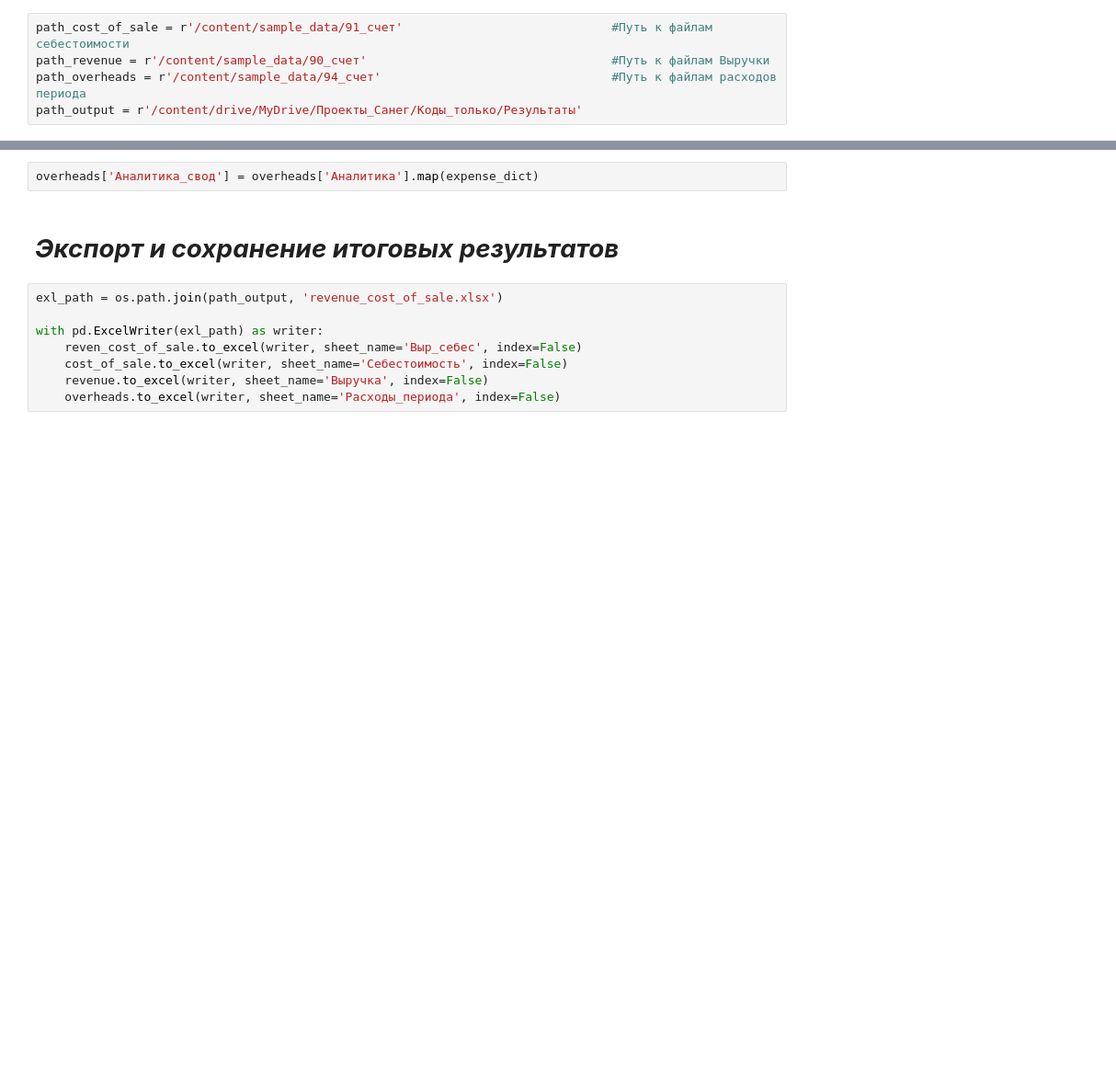
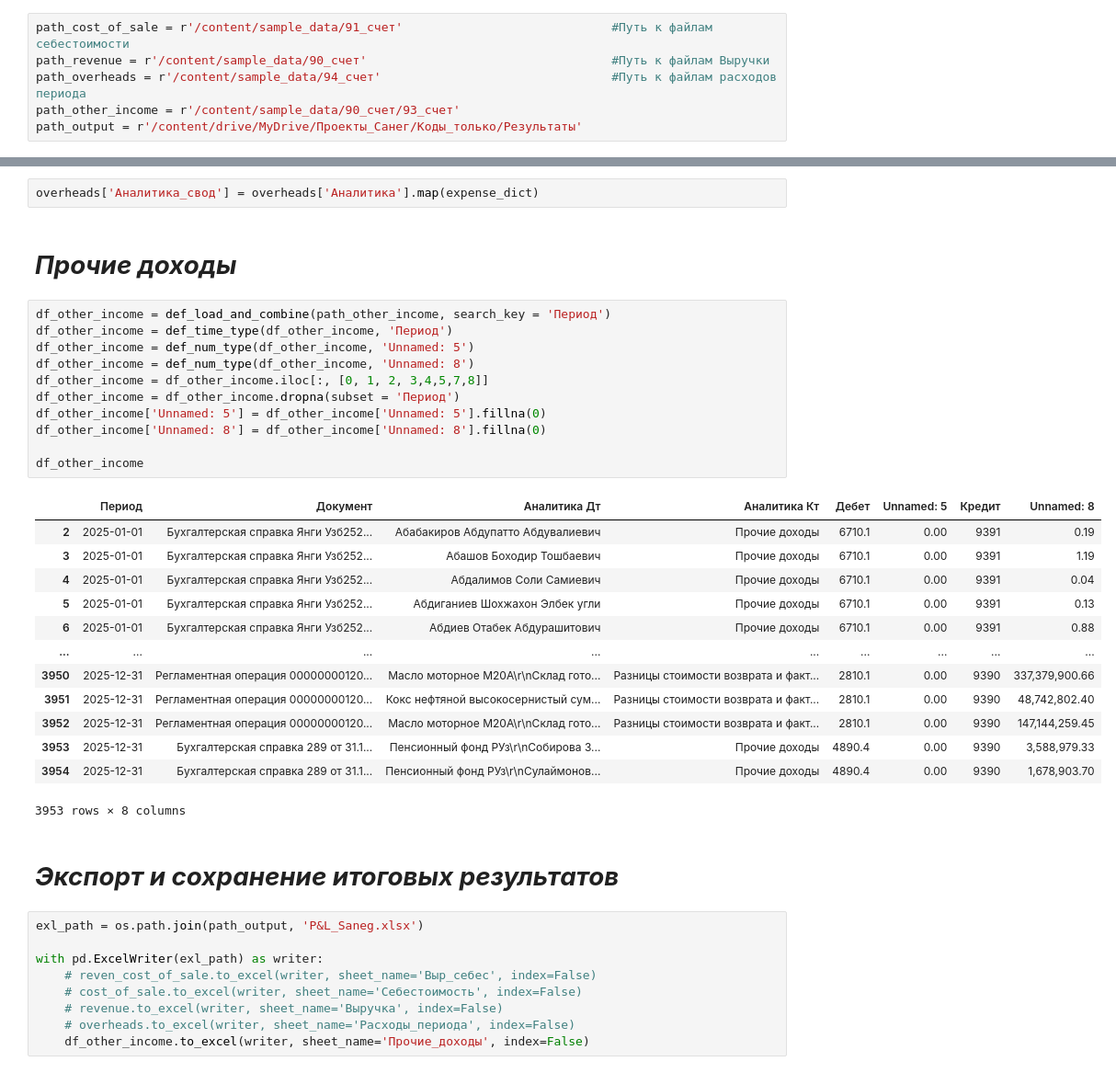
Before and after one commit to Shaxzod1991/ABC_Analysis, a Jupyter notebook: PL_analyze.ipynb, the cells around one changed output, grey strips where cells are left out. Shown at 92% size. Drawn from its saved outputs; the diff is of its cells as text; blank space fills up the shorter version.

```diff
--- a/PL_analyze.ipynb
+++ b/PL_analyze.ipynb
@@ -21,6 +21,7 @@ Drive already mounted at /content/drive; to attempt to forcibly remount, call dr
 path_cost_of_sale = r'/content/sample_data/91_счет'                             #Путь к файлам себестоимости
 path_revenue = r'/content/sample_data/90_счет'                                  #Путь к файлам Выручки
 path_overheads = r'/content/sample_data/94_счет'                                #Путь к файлам расходов периода
+path_other_income = r'/content/sample_data/90_счет/93_счет'
 path_output = r'/content/drive/MyDrive/Проекты_Санег/Коды_только/Результаты'
 # %% [markdown]
 # ***Функции преобразования и обработки данных***
@@ -627,13 +628,41 @@ expense_dict = {
 ## ***Меппинг статьи затрат Расходов периода***
 # %%
 overheads['Аналитика_свод'] = overheads['Аналитика'].map(expense_dict)
+# %% [markdown]
+# ***Прочие доходы***
+# %%
+df_other_income = def_load_and_combine(path_other_income, search_key = 'Период')
+df_other_income = def_time_type(df_other_income, 'Период')
+df_other_income = def_num_type(df_other_income, 'Unnamed: 5')
+df_other_income = def_num_type(df_other_income, 'Unnamed: 8')
+df_other_income = df_other_income.iloc[:, [0, 1, 2, 3,4,5,7,8]]
+df_other_income = df_other_income.dropna(subset = 'Период')
+df_other_income['Unnamed: 5'] = df_other_income['Unnamed: 5'].fillna(0)
+df_other_income['Unnamed: 8'] = df_other_income['Unnamed: 8'].fillna(0)
+
+df_other_income
+# %% [output]
+|  | Период | Документ | Аналитика Дт | Аналитика Кт | Дебет | Unnamed: 5 | Кредит | Unnamed: 8 |
+| 2 | 2025-01-01 | Бухгалтерская справка Янги Узб252... | Абабакиров Абдупатто Абдувалиевич | Прочие доходы | 6710.1 | 0.00 | 9391 | 0.19 |
+| 3 | 2025-01-01 | Бухгалтерская справка Янги Узб252... | Абашов Боходир Тошбаевич | Прочие доходы | 6710.1 | 0.00 | 9391 | 1.19 |
+| 4 | 2025-01-01 | Бухгалтерская справка Янги Узб252... | Абдалимов Соли Самиевич | Прочие доходы | 6710.1 | 0.00 | 9391 | 0.04 |
+| 5 | 2025-01-01 | Бухгалтерская справка Янги Узб252... | Абдиганиев Шохжахон Элбек угли | Прочие доходы | 6710.1 | 0.00 | 9391 | 0.13 |
+| 6 | 2025-01-01 | Бухгалтерская справка Янги Узб252... | Абдиев Отабек Абдурашитович | Прочие доходы | 6710.1 | 0.00 | 9391 | 0.88 |
+| ... | ... | ... | ... | ... | ... | ... | ... | ... |
+| 3950 | 2025-12-31 | Регламентная операция 00000000120... | Масло моторное М20А\r\nСклад гото... | Разницы стоимости возврата и факт... | 2810.1 | 0.00 | 9390 | 337,379,900.66 |
+| 3951 | 2025-12-31 | Регламентная операция 00000000120... | Кокс нефтяной высокосернистый сум... | Разницы стоимости возврата и факт... | 2810.1 | 0.00 | 9390 | 48,742,802.40 |
+| 3952 | 2025-12-31 | Регламентная операция 00000000120... | Масло моторное М20А\r\nСклад гото... | Разницы стоимости возврата и факт... | 2810.1 | 0.00 | 9390 | 147,144,259.45 |
+| 3953 | 2025-12-31 | Бухгалтерская справка 289 от 31.1... | Пенсионный фонд РУз\r\nСобирова З... | Прочие доходы | 4890.4 | 0.00 | 9390 | 3,588,979.33 |
+| 3954 | 2025-12-31 | Бухгалтерская справка 289 от 31.1... | Пенсионный фонд РУз\r\nСулаймонов... | Прочие доходы | 4890.4 | 0.00 | 9390 | 1,678,903.70 |
+3953 rows × 8 columns
 # %% [markdown]
 # ***Экспорт и сохранение итоговых результатов***
 # %%
-exl_path = os.path.join(path_output, 'revenue_cost_of_sale.xlsx')
+exl_path = os.path.join(path_output, 'P&L_Saneg.xlsx')
 
 with pd.ExcelWriter(exl_path) as writer:
-    reven_cost_of_sale.to_excel(writer, sheet_name='Выр_себес', index=False)
-    cost_of_sale.to_excel(writer, sheet_name='Себестоимость', index=False)
-    revenue.to_excel(writer, sheet_name='Выручка', index=False)
-    overheads.to_excel(writer, sheet_name='Расходы_периода', index=False)
+    # reven_cost_of_sale.to_excel(writer, sheet_name='Выр_себес', index=False)
+    # cost_of_sale.to_excel(writer, sheet_name='Себестоимость', index=False)
+    # revenue.to_excel(writer, sheet_name='Выручка', index=False)
+    # overheads.to_excel(writer, sheet_name='Расходы_периода', index=False)
+    df_other_income.to_excel(writer, sheet_name='Прочие_доходы', index=False)
```
